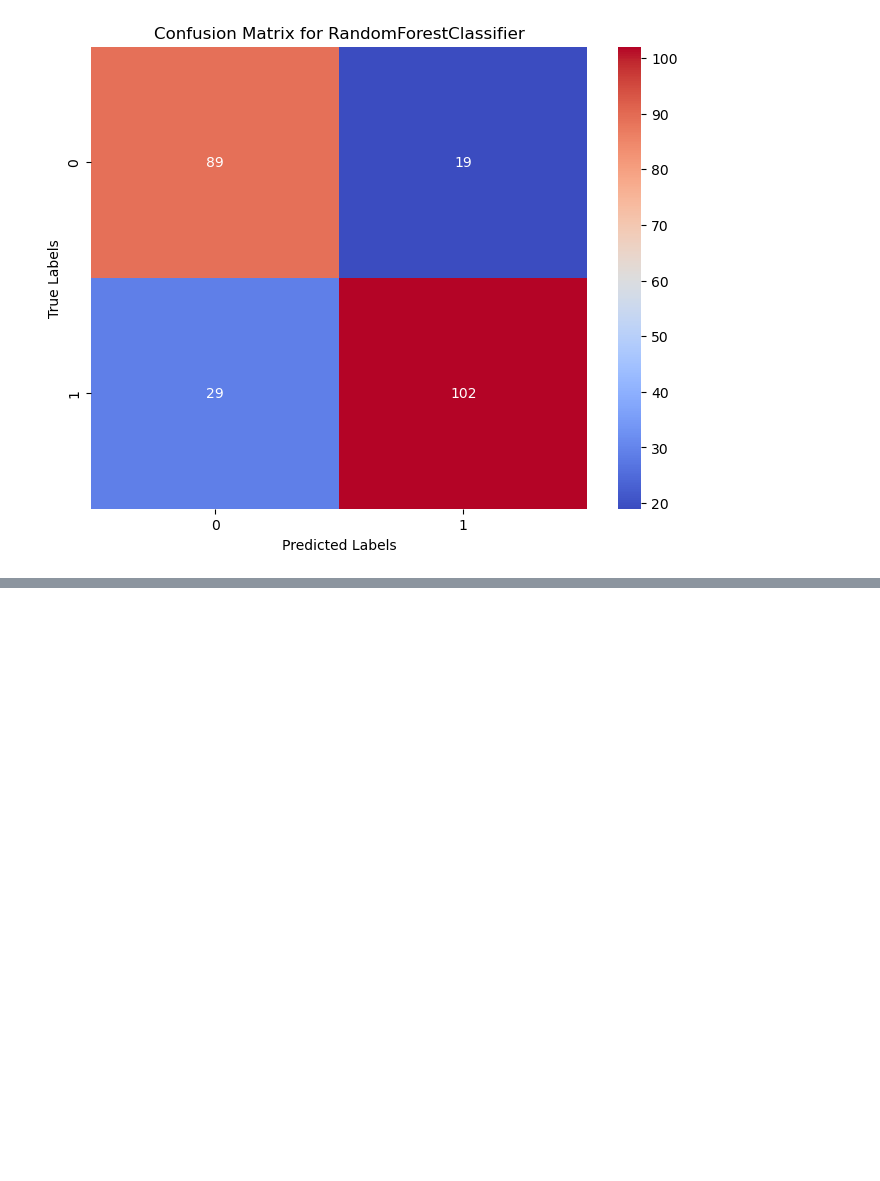
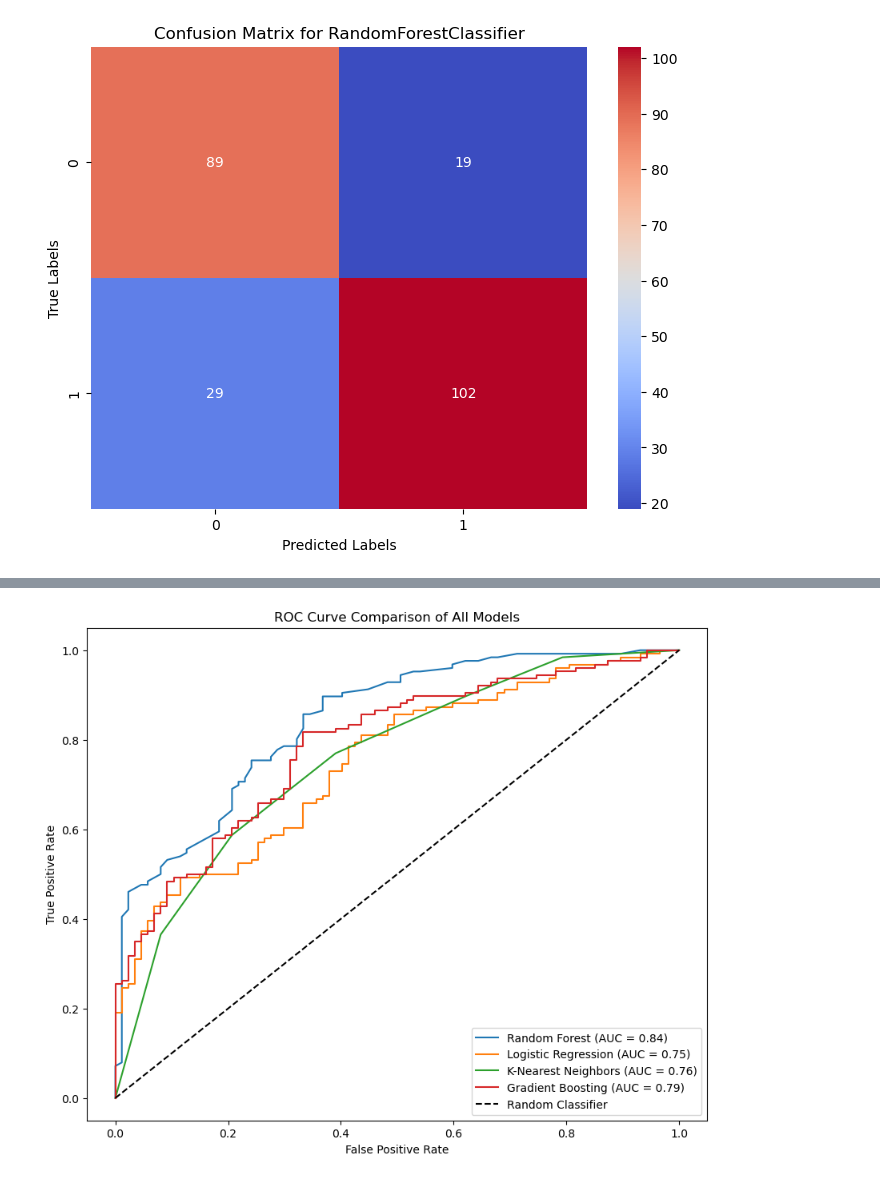
Before and after one commit to estephanielm/Credit-Model--Student-Loans, a Jupyter notebook: student_loans_model.ipynb, the cells around one changed output, grey strips where cells are left out. Cells and saved outputs as stored; diff of their text form; code cells hidden in the pictures; blank space fills up the shorter version.

```diff
--- a/student_loans_model.ipynb
+++ b/student_loans_model.ipynb
@@ -344,0 +427,17 @@ weighted avg       0.80      0.80      0.80       239
+# %%
+# Define the models
+models = {
+    'Random Forest': CreditModel(model_type='random_forest'),
+    'Logistic Regression': CreditModel(model_type='logistic_regression'),
+    'K-Nearest Neighbors': CreditModel(model_type='knn'),
+    'Gradient Boosting': CreditModel(model_type='gradient_boosting')
+}
+
+# Train each model
+for model_name, model in models.items():
+    model.train(X_train, y_train)
+
+# Evaluate all models on the same ROC curve plot
+evaluate_all_models(models, X_test, y_test)
+# %% [output]
+[figure, added]
```
Also changed, not shown: parts of 11 cells of this notebook.
